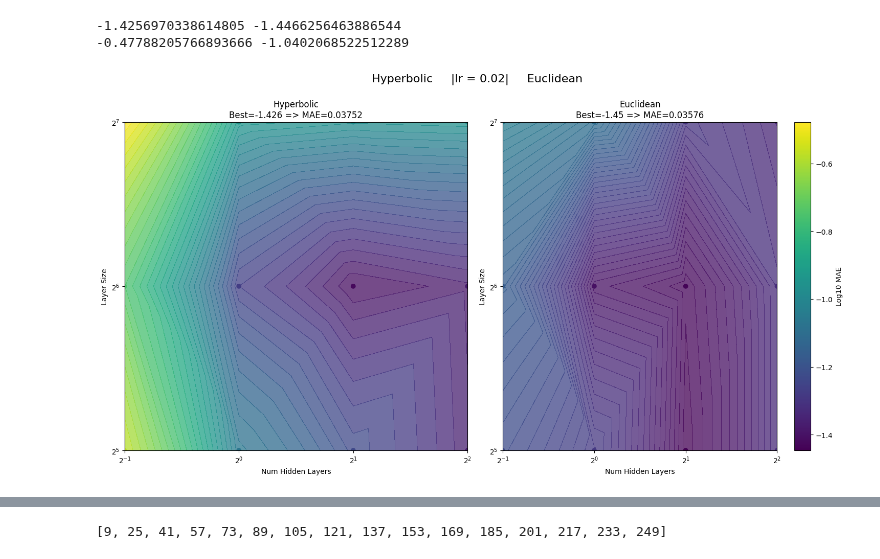
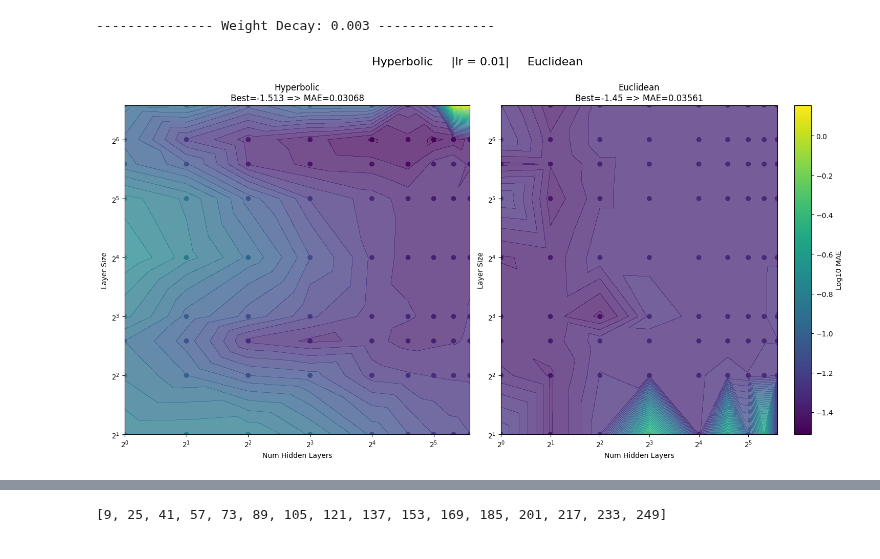
Before and after one commit to Rory-Dam/master_thesis, a Jupyter notebook: strawberry/plot_results.ipynb, the cells around one changed output, grey strips where cells are left out. Saved outputs shown, nothing was run; the diff lists cells and outputs as text; code cells hidden in the pictures.

Commit message:
tomato results

```diff
--- a/strawberry/plot_results.ipynb
+++ b/strawberry/plot_results.ipynb
@@ -35,7 +35,7 @@ def parse_results(file_name):
     grid_search_results = [(params, np.array(values)) for params, values in grid_search_results]
     return grid_search_results
 # %%
-both_res = parse_results('grid_search_results/both_init_small_50.txt')
+both_res = parse_results('grid_search_results/both_final_100.txt')
 hyp_res = both_res[:len(both_res)//2]
 euc_res = both_res[len(both_res)//2:]
 # hyp_res = both_res
@@ -82,57 +84,57 @@ num_hidden_layers, layer_size
 # %%
-for i, lr in enumerate(LR):
-    hyp_data = np.log10(hyp_values.mean(axis=1)[:,-1].reshape(-1,len(LR))[:,i])
-    euc_data = np.log10(euc_values.mean(axis=1)[:,-1].reshape(-1,len(LR))[:,i])
+for i, wd in enumerate(WD):
+    print(f'--------------- Weight Decay: {wd} ---------------')
+    hyp_values_wd = hyp_values[i::len(WD)]
+    euc_values_wd = euc_values[i::len(WD)]
+    for i, lr in enumerate(LR):
+        hyp_data = np.log10(hyp_values_wd.mean(axis=1)[:,79].reshape(-1,len(LR))[:,i])
+        euc_data = np.log10(euc_values_wd.mean(axis=1)[:,49].reshape(-1,len(LR))[:,i])
 
-    min_val = min(np.min(hyp_data), np.min(euc_data))
-    max_val = max(np.max(hyp_data), np.max(euc_data))
+        min_val = min(np.min(hyp_data), np.min(euc_data))
+        max_val = max(np.max(hyp_data), np.max(euc_data))
 
-    print(np.min(hyp_data), np.min(euc_data))
-    print(np.max(hyp_data), np.max(euc_data))
-
-    cmap = plt.cm.viridis
-    norm = Normalize(vmin=min_val, vmax=max_val)
+        cmap = plt.cm.viridis
+        norm = Normalize(vmin=min_val, vmax=max_val)
 
 
-    num_hidden_layers_adjust = num_hidden_layers.astype(float)
-    num_hidden_layers_adjust[num_hidden_layers_adjust == 0] = 0.5
+        num_hidden_layers_adjust = num_hidden_layers.astype(float)
+        num_hidden_layers_adjust[num_hidden_layers_adjust == 0] = 0.5
 
-    mesh = Triangulation(num_hidden_layers_adjust, layer_size)  #create tri mesh
+        mesh = Triangulation(num_hidden_layers_adjust, layer_size)  #create tri mesh
 
 
-    plt.figure(figsize=(15,8))
-    plt.suptitle(f'Hyperbolic     |lr = {lr}|     Euclidean', fontsize=16, y=1)
+        plt.figure(figsize=(15,8))
+        plt.suptitle(f'Hyperbolic     |lr = {lr}|     Euclidean', fontsize=16, y=1)
 
-    plt.subplot(121)
-    plt.tricontourf(mesh, hyp_data, levels=40, cmap=cmap, norm=norm, alpha=0.75)
-    plt.scatter(num_hidden_layers_adjust, layer_size, c=hyp_data, cmap=cmap, norm=norm)
+        plt.subplot(121)
+        plt.tricontourf(mesh, hyp_data, levels=40, cmap=cmap, norm=norm, alpha=0.75)
+        plt.scatter(num_hidden_layers_adjust, layer_size, c=hyp_data, cmap=cmap, norm=norm)
 
-    plt.title(f'Hyperbolic\nBest={np.min(hyp_data):.3f} => MAE={np.power(10, np.min(hyp_data)):.5f}')
-    plt.xlabel('Num Hidden Layers')
-    plt.ylabel('Layer Size')
+        plt.title(f'Hyperbolic\nBest={np.min(hyp_data):.3f} => MAE={np.power(10, np.min(hyp_data)):.5f}')
+        plt.xlabel('Num Hidden Layers')
+        plt.ylabel('Layer Size')
 
-    plt.xscale('log', base=2)
-    plt.yscale('log', base=2)
+        plt.xscale('log', base=2)
+        plt.yscale('log', base=2)
 
 
-    plt.subplot(122)
-    euc_contourf = plt.tricontourf(mesh, euc_data, levels=40, cmap=cmap, norm=norm, alpha=0.75)
-    euc_scatter = plt.scatter(num_hidden_layers_adjust, layer_size, c=euc_data, cmap=cmap, norm=norm)
-    plt.colorbar(euc_scatter, label='Log10 MAE')
+        plt.subplot(122)
+        euc_contourf = plt.tricontourf(mesh, euc_data, levels=40, cmap=cmap, norm=norm, alpha=0.75)
+        euc_scatter = plt.scatter(num_hidden_layers_adjust, layer_size, c=euc_data, cmap=cmap, norm=norm)
+        plt.colorbar(euc_scatter, label='Log10 MAE')
 
 
-    plt.title(f'Euclidean\nBest={np.min(euc_data):.3} => MAE={np.power(10, np.min(euc_data)):.5f}')
-    plt.xlabel('Num Hidden Layers')
-    plt.ylabel('Layer Size')
+        plt.title(f'Euclidean\nBest={np.min(euc_data):.3} => MAE={np.power(10, np.min(euc_data)):.5f}')
+        plt.xlabel('Num Hidden Layers')
+        plt.ylabel('Layer Size')
 
-    plt.xscale('log', base=2)
-    plt.yscale('log', base=2)
+        plt.xscale('log', base=2)
+        plt.yscale('log', base=2)
 
-    plt.tight_layout()
-    plt.show()
+        plt.tight_layout()
+        plt.show()
 # %% [output]
--1.4256970338614805 -1.4466256463886544
--0.47788205766893666 -1.0402068522512289
+--------------- Weight Decay: 0.003 ---------------
-[figure, old version]
+[figure, new version]
 # %% [markdown]
 <h3>Best Runs:</h3>
```
Also changed, not shown: parts of 10 cells of this notebook, 13 other files.
